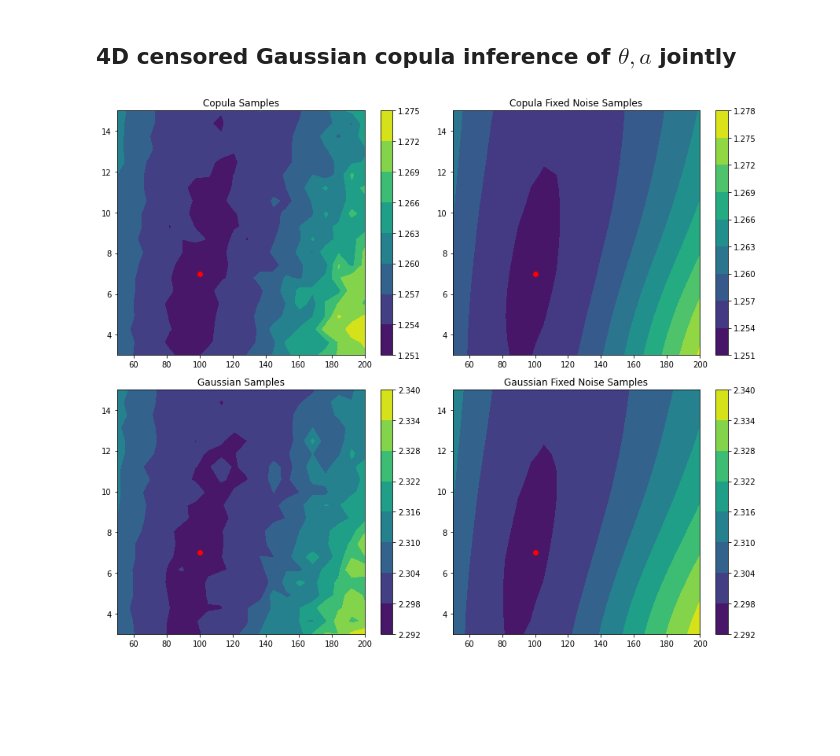
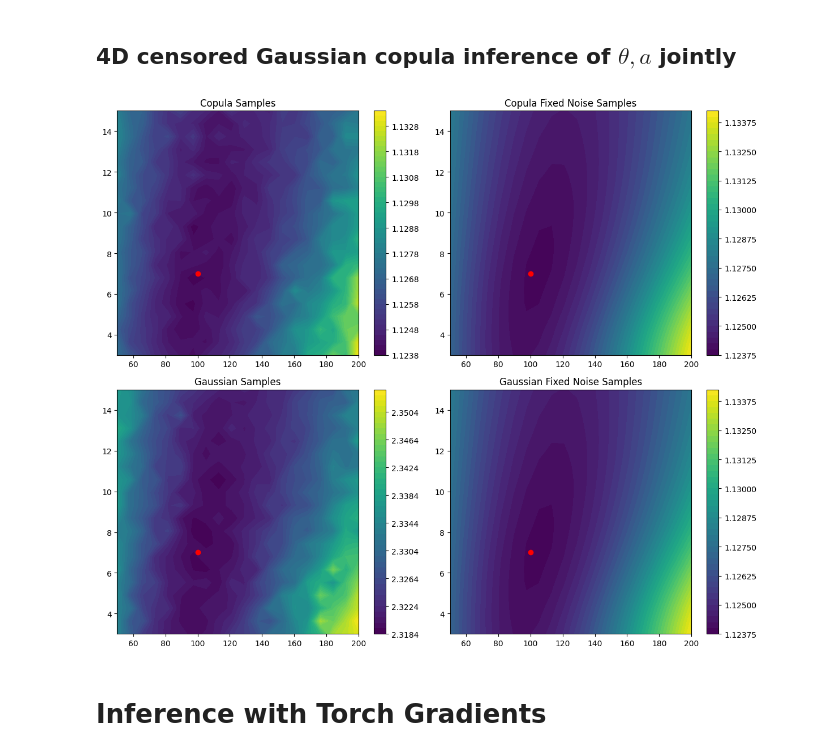
Before and after one commit to Huk-David/SpaDep_VCop, a Jupyter notebook: body/NEW_SR_estimation.ipynb, the cells around one changed output. Drawn from its saved outputs; the diff is of its cells as text; code cells hidden in the pictures; blank space fills up the shorter version.

```diff
--- a/body/NEW_SR_estimation.ipynb
+++ b/body/NEW_SR_estimation.ipynb
@@ -289,6 +290,6 @@ from sklearn.metrics.pairwise import euclidean_distances
 
 locations = np.array([[0, 0], [10, 10]])
 dist_matrix = euclidean_distances(locations, locations)
-true_cov = Matern(length_scale=30, nu=3.5).__call__(dist_matrix)
-true_cov
+true_cov = Matern(length_scale=30, nu=2.5).__call__(dist_matrix)
+dist_matrix,true_cov
 # %% [output]
@@ -990,35 +920,37 @@ for theta_ in tqdm(np.linspace(50,200,20)):
 theta_vals = np.linspace(50,200,20)
 a_vals = np.linspace(3,15,20)
 theta_vals, a_vals = np.meshgrid(theta_vals, a_vals)
 e_scores_gauss_samples = np.array([score[0] for score in e_scores_per_rho]).reshape(20, 20)
 e_scores_gauss_fixed_samples = np.array([score[1] for score in e_scores_per_rho]).reshape(20, 20)
 e_scores_cop_samples = np.array([score[0] for score in e_scores_per_rho_cop]).reshape(20, 20)
 e_scores_cop_fixed_samples = np.array([score[1] for score in e_scores_per_rho_cop]).reshape(20, 20)
 
 # Plotting
 fig, axs = plt.subplots(2, 2, figsize=(12, 10))
 
-contour1 = axs[0, 0].contourf(theta_vals, a_vals, e_scores_cop_samples.T, cmap='viridis')
+contour1 = axs[0, 0].contourf(theta_vals, a_vals, np.sqrt(e_scores_cop_samples).T, cmap='viridis',levels=50)
 axs[0, 0].scatter(100, 7, color='red', label='True rho')
 axs[0, 0].set_title('Copula Samples')
 fig.colorbar(contour1, ax=axs[0, 0])
 
-contour2 = axs[0, 1].contourf(theta_vals, a_vals, e_scores_cop_fixed_samples.T, cmap='viridis')
+contour2 = axs[0, 1].contourf(theta_vals, a_vals, np.sqrt(e_scores_cop_fixed_samples).T, cmap='viridis',levels=50)
 axs[0, 1].set_title('Copula Fixed Noise Samples')
 axs[0, 1].scatter(100, 7, color='red', label='True rho')
 fig.colorbar(contour2, ax=axs[0, 1])
 
-contour3 = axs[1, 0].contourf(theta_vals, a_vals, e_scores_gauss_samples.T, cmap='viridis')
+contour3 = axs[1, 0].contourf(theta_vals, a_vals, e_scores_gauss_samples.T, cmap='viridis',levels=50)
 axs[1, 0].set_title('Gaussian Samples')
 axs[1, 0].scatter(100, 7, color='red', label='True rho')
 fig.colorbar(contour3, ax=axs[1, 0])
 
-contour4 = axs[1, 1].contourf(theta_vals, a_vals, e_scores_gauss_fixed_samples.T, cmap='viridis')
+contour4 = axs[1, 1].contourf(theta_vals, a_vals, np.sqrt(e_scores_cop_fixed_samples).T, cmap='viridis',levels=50)
 axs[1, 1].set_title('Gaussian Fixed Noise Samples')
 axs[1, 1].scatter(100, 7, color='red', label='True rho')
 fig.colorbar(contour4, ax=axs[1, 1])
 
 plt.tight_layout()
 plt.show()
 # %% [output]
-[figure, old version]
+[figure, new version]
+# %% [markdown]
+# Inference with Torch Gradients
```
Also changed, not shown: parts of 44 cells of this notebook, 1 other file.
